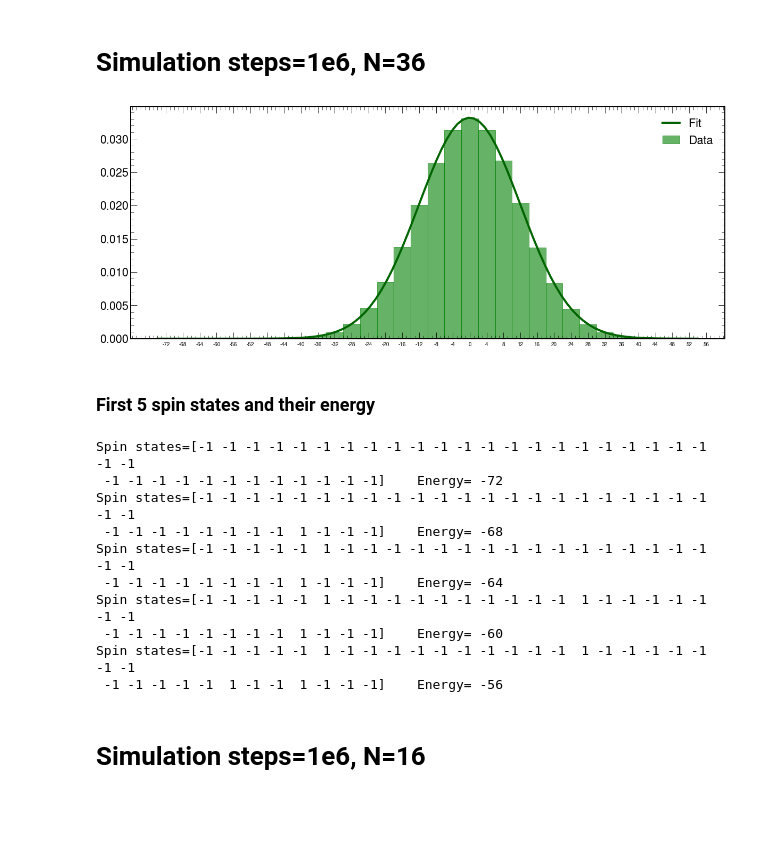
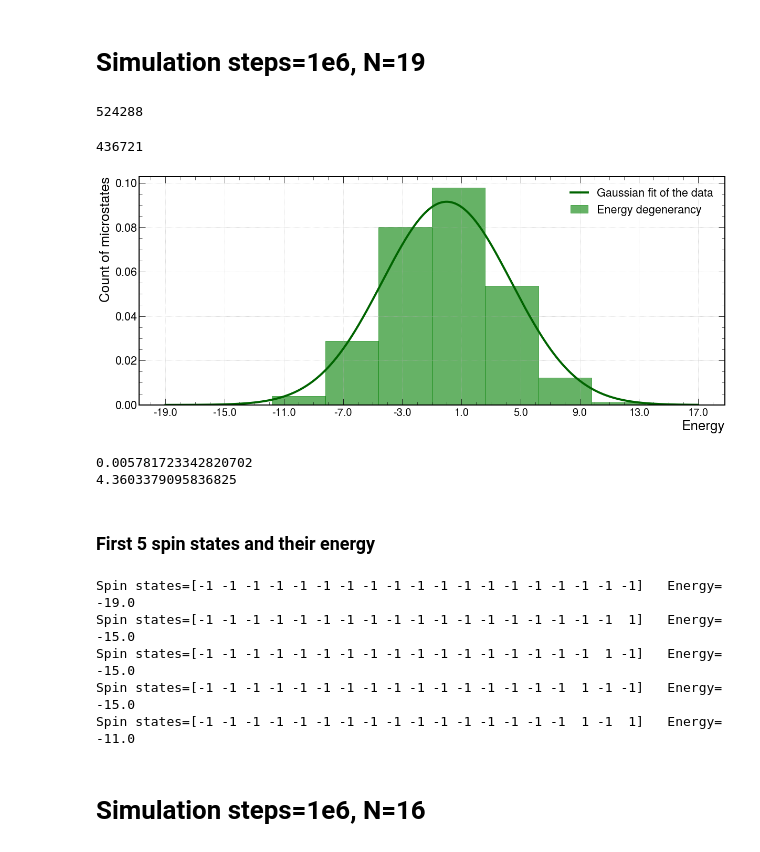
Before and after one commit to sergioduquem15/Statistics1, a Jupyter notebook: problem1_2.ipynb, the cells around one changed output. Cells and saved outputs as stored; diff of their text form; code cells hidden in the pictures; blank space fills up the shorter version.

```diff
--- a/problem1_2.ipynb
+++ b/problem1_2.ipynb
@@ -38,25 +24,43 @@ def simulation(iter,spin_n):
             else:
                 spin[i+1,j] = spin[i,j] # Si no coincide j con la seleccionada aleatoria, guarda la posicion del anterior estado del espin
 
-    return spin # Devuelve el arreglo que contiene todos los estados posibles de los espines ya completo
+    return np.unique(spin,axis=0) # Devuelve el arreglo que contiene todos los estados posibles de los espines ya completo y ademas sin repetir microestados.
 
 def sim_energy(spin): # Funcion que encuentra la energia de cada microestado
-    return [ 2*sum(i) for i in spin ]
+    prod = np.zeros([spin.shape[0],spin.shape[1]]) # Arreglo que se llenara con las interacciones entre espines
+    energy = [] # Arreglo que almacena la suma total de interacciones en cada microestado
+    k=0
+    for i in spin: # toma el microestado i.
+        for j in range(spin.shape[1]): # recorre cada espin en el microestado
+            if j != len(i)-1:  # Condicion de frontera periodica, cuando j = len(i)-1, significa que el ultimo espin se encuentra interactuando con el primero
+                prod[k,j] = i[j]*i[j+1] # interacion entre espines
+            else:
+                prod[k,j] = i[j]*i[j-(len(i)-1)] # interacion entre el ultimo espin y el primero.
+                k+=1
+    for i in prod: # toma cada valor de las iteraciones y los suma
+        energy.append(-1*sum(i))  # incluye el -1 de la formula de autovalores al resolver el hamiltoniano.
+
+    return energy # devuelve la energia correspondiente a cada microestado.
 
 def graph(energy,col1="g",col2="darkgreen",b=32,offs=0): # Funcion que grafica, requiere la energia y algunos valores para visualizar adecuadamente los histogramas y la funcion de ajuste
     xt = np.unique(energy) # x-ticks labels
     xtt = xt+offs # set x-ticks
     mu = np.mean(energy)+offs # encuentra la media dado los datos de energia
     std = np.std(energy) # encuentra la desviacion estandar dado los datos de energia
-    x = np.linspace(min(energy),max(energy),100) # numero de puntos en eje x para graficar la funcion de distribucion normal asociada a los datos de energia
+    x = np.linspace(min(energy),max(energy),1000000) # numero de puntos en eje x para graficar la funcion de distribucion normal asociada a los datos de energia
     p = norm.pdf(x,mu,std) # funcion de distribucion normal asociada a los datos de energia
 
     plt.figure(figsize=(20,8)) # Tamaño de la figura
     plt.hist(energy,bins=b,alpha=0.6,density=True,color=col1,edgecolor=col1) # histograma de los datos de energia
-    plt.xticks(ticks=xtt,labels=xt,fontsize=10) # ingresa las energias correspondientes a cada bin.
+    plt.xticks(ticks=xtt,labels=xt,fontsize=20) # ingresa las energias correspondientes a cada bin.
     plt.plot(x,p, color=col2, linewidth=4) # grafica la funcion de ajuste dada la distribucion normal
-    plt.legend(["Fit","Data"]) # indica a que pertenece los datos.
+    plt.xlabel("Energy")
+    plt.ylabel("Count of microstates")
+    plt.legend(["Gaussian fit of the data","Energy degenerancy"]) # indica a que pertenece los datos.
+    plt.grid()
     plt.show()
+
+    return p,mu,std # devuelve la funcion de distribucion, promedio y desviacion estandar.
 
 def digits(iter,spin,energy): # funcion que muestra la cantidad (iter) de datos que se genero de espin y energia en cada iteracion.
     for i in range(iter):
@@ -64,26 +71,35 @@ def digits(iter,spin,energy): # funcion que muestra la cantidad (iter) de datos
 # %% [markdown]
-# Simulation steps=1e6, N=36
+# Simulation steps=1e6, N=19
 # %%
-spin = simulation(1000000,36)
-E = sim_energy(spin)
+spin = simulation(1000000,19) # todos los posibles microestados.
+E = sim_energy(spin) # las energias asociadas a cada microestado.
-# %%
-graph(E,"g","darkgreen",32,2)
-# %% [output]
-[figure, removed]
+# %%
+2**19 # numero de posibles microestados dada la configuracion N=19
+# %% [output]
+524288
+# %%
+len(spin) # numero de microestados generados por el codigo cuando steps=1e6
+# %% [output]
+436721
+# %%
+pdf,mu,std = graph(E,"g","darkgreen",10) # histograma de las energias obtenidas para N=19
+# %% [output]
+[figure, added]
+# %%
+print(mu) # promedio
+print(std) # desviacion estandar
+# %% [output]
+0.005781723342820702
+4.3603379095836825
 # %% [markdown]
 ### First 5 spin states and their energy
 # %%
-digits(5,spin,E)
+digits(5,spin,E) # los 5 primeros estados para N=19 espines
 # %% [output]
-Spin states=[-1 -1 -1 -1 -1 -1 -1 -1 -1 -1 -1 -1 -1 -1 -1 -1 -1 -1 -1 -1 -1 -1 -1 -1
- -1 -1 -1 -1 -1 -1 -1 -1 -1 -1 -1 -1]    Energy= -72
-Spin states=[-1 -1 -1 -1 -1 -1 -1 -1 -1 -1 -1 -1 -1 -1 -1 -1 -1 -1 -1 -1 -1 -1 -1 -1
- -1 -1 -1 -1 -1 -1 -1 -1  1 -1 -1 -1]    Energy= -68
-Spin states=[-1 -1 -1 -1 -1  1 -1 -1 -1 -1 -1 -1 -1 -1 -1 -1 -1 -1 -1 -1 -1 -1 -1 -1
- -1 -1 -1 -1 -1 -1 -1 -1  1 -1 -1 -1]    Energy= -64
-Spin states=[-1 -1 -1 -1 -1  1 -1 -1 -1 -1 -1 -1 -1 -1 -1 -1  1 -1 -1 -1 -1 -1 -1 -1
- -1 -1 -1 -1 -1 -1 -1 -1  1 -1 -1 -1]    Energy= -60
-Spin states=[-1 -1 -1 -1 -1  1 -1 -1 -1 -1 -1 -1 -1 -1 -1 -1  1 -1 -1 -1 -1 -1 -1 -1
- -1 -1 -1 -1 -1  1 -1 -1  1 -1 -1 -1]    Energy= -56
+Spin states=[-1 -1 -1 -1 -1 -1 -1 -1 -1 -1 -1 -1 -1 -1 -1 -1 -1 -1 -1]   Energy= -19.0
+Spin states=[-1 -1 -1 -1 -1 -1 -1 -1 -1 -1 -1 -1 -1 -1 -1 -1 -1 -1  1]   Energy= -15.0
+Spin states=[-1 -1 -1 -1 -1 -1 -1 -1 -1 -1 -1 -1 -1 -1 -1 -1 -1  1 -1]   Energy= -15.0
+Spin states=[-1 -1 -1 -1 -1 -1 -1 -1 -1 -1 -1 -1 -1 -1 -1 -1  1 -1 -1]   Energy= -15.0
+Spin states=[-1 -1 -1 -1 -1 -1 -1 -1 -1 -1 -1 -1 -1 -1 -1 -1  1 -1  1]   Energy= -11.0
 # %% [markdown]
 # Simulation steps=1e6, N=16
```
Also changed, not shown: parts of 38 cells of this notebook.
